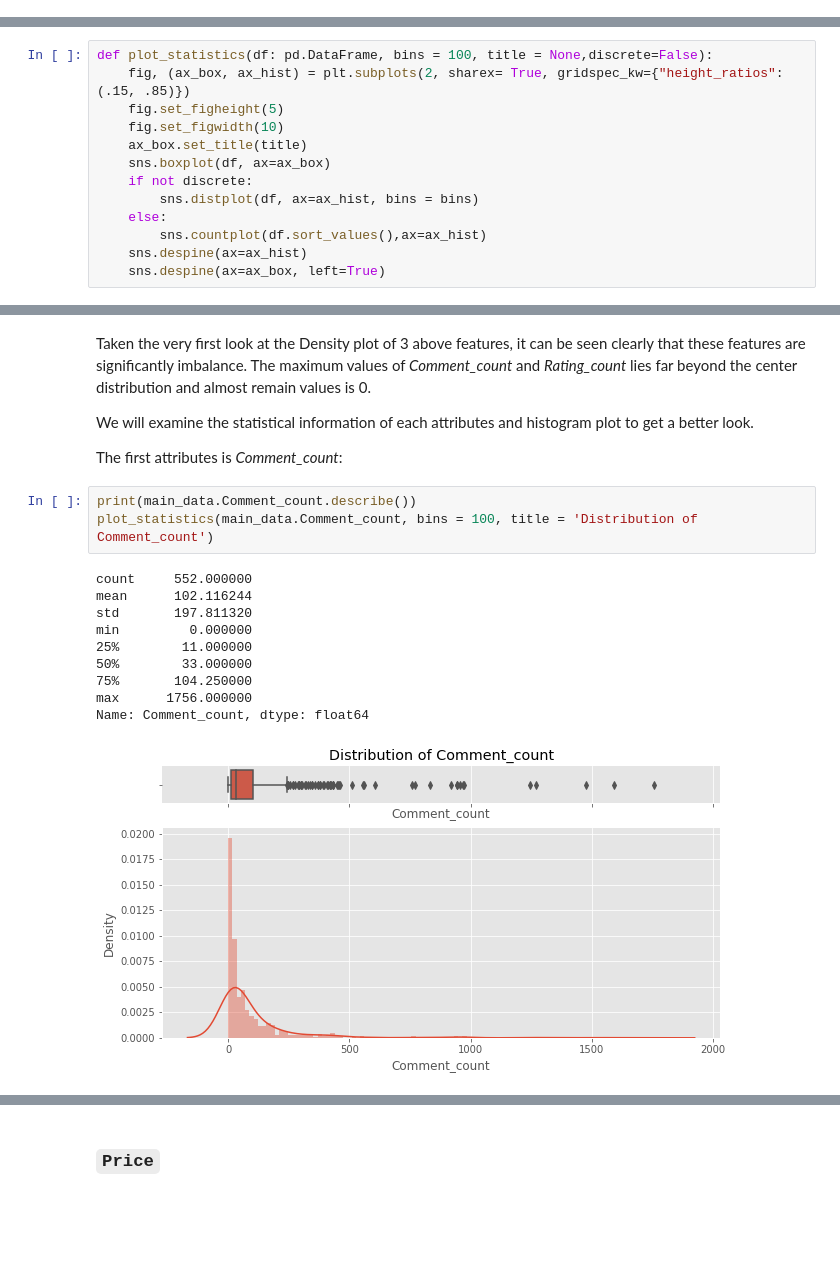
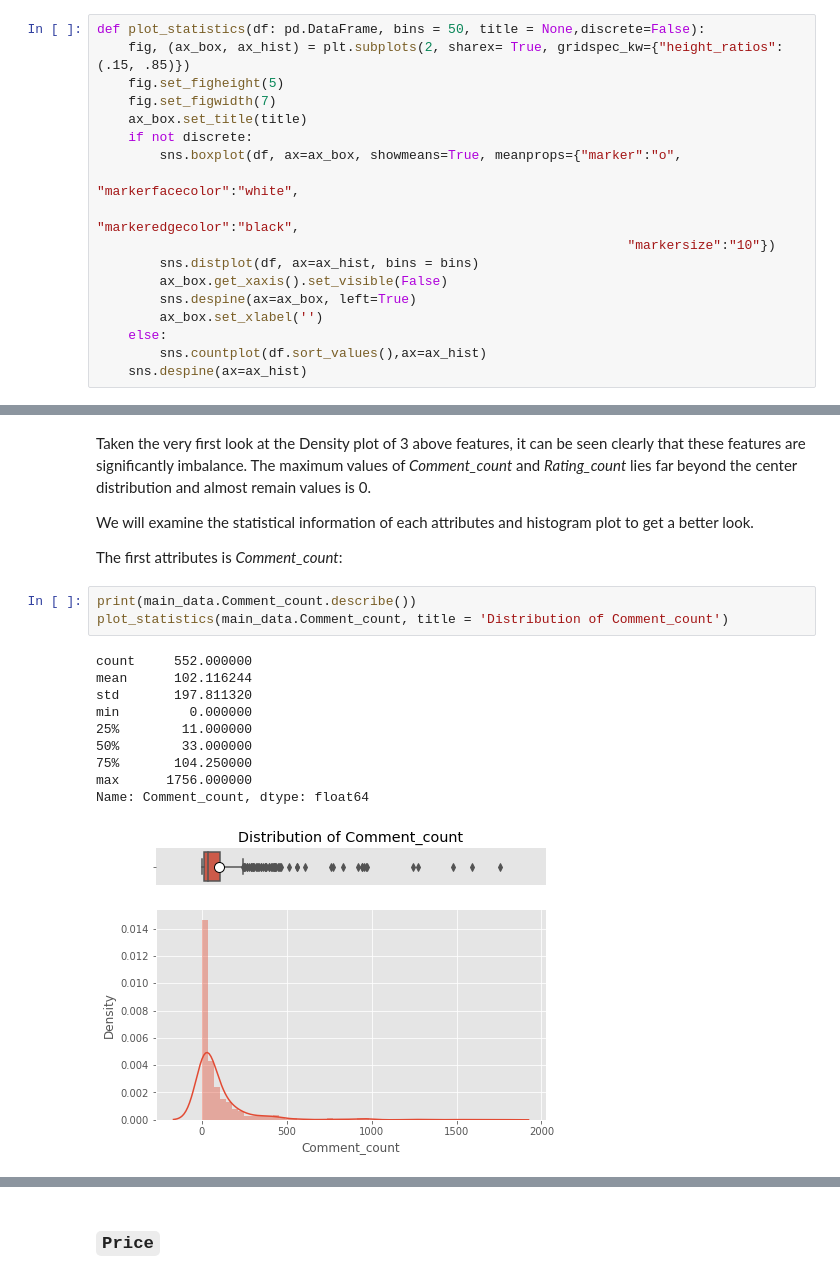
Before and after one commit to hungpham13/Laptop-EDA, a Jupyter notebook: EDA.ipynb, the cells around one changed output, grey strips where cells are left out. Drawn from its saved outputs; the diff is of its cells as text; blank space fills up the shorter version.

```diff
--- a/EDA.ipynb
+++ b/EDA.ipynb
@@ -279 +260,19 @@ For numerical attributes, the first thing to pay attention is the distribution o
+# %%
+def plot_statistics(df: pd.DataFrame, bins = 50, title = None,discrete=False):
+    fig, (ax_box, ax_hist) = plt.subplots(2, sharex= True, gridspec_kw={"height_ratios": (.15, .85)})
+    fig.set_figheight(5)
+    fig.set_figwidth(7)
+    ax_box.set_title(title)
+    if not discrete:
+        sns.boxplot(df, ax=ax_box, showmeans=True, meanprops={"marker":"o",
+                                                                    "markerfacecolor":"white",
+                                                                    "markeredgecolor":"black",
+                                                                    "markersize":"10"})
+        sns.distplot(df, ax=ax_hist, bins = bins)
+        ax_box.get_xaxis().set_visible(False)
+        sns.despine(ax=ax_box, left=True)
+        ax_box.set_xlabel('')
+    else:
+        sns.countplot(df.sort_values(),ax=ax_hist)
+    sns.despine(ax=ax_hist)
 # %% [markdown]
@@ -281,16 +280,3 @@ Firstly, we will head up to the analysis of our 3 most important variables - the
-# %%
-def plot_statistics(df: pd.DataFrame, bins = 100, title = None,discrete=False):
-    fig, (ax_box, ax_hist) = plt.subplots(2, sharex= True, gridspec_kw={"height_ratios": (.15, .85)})
-    fig.set_figheight(5)
-    fig.set_figwidth(10)
-    ax_box.set_title(title)
-    sns.boxplot(df, ax=ax_box)
-    if not discrete:
-        sns.distplot(df, ax=ax_hist, bins = bins)
-    else:
-        sns.countplot(df.sort_values(),ax=ax_hist)
-    sns.despine(ax=ax_hist)
-    sns.despine(ax=ax_box, left=True)
 # %% [markdown]
 ### `Comment_count`, `Rating` and `Rating_count`
 # %% [markdown]
@@ -314,16 +300,16 @@ We will examine the statistical information of each attributes and histogram plo
 The first attributes is *Comment_count*:
 # %%
 print(main_data.Comment_count.describe())
-plot_statistics(main_data.Comment_count, bins = 100, title = 'Distribution of Comment_count')
+plot_statistics(main_data.Comment_count, title = 'Distribution of Comment_count')
 # %% [output]
 count     552.000000
 mean      102.116244
 std       197.811320
 min         0.000000
 25%        11.000000
 50%        33.000000
 75%       104.250000
 max      1756.000000
 Name: Comment_count, dtype: float64
-[figure, old version]
+[figure, new version]
 # %% [markdown]
```
Also changed, not shown: parts of 165 cells of this notebook.
